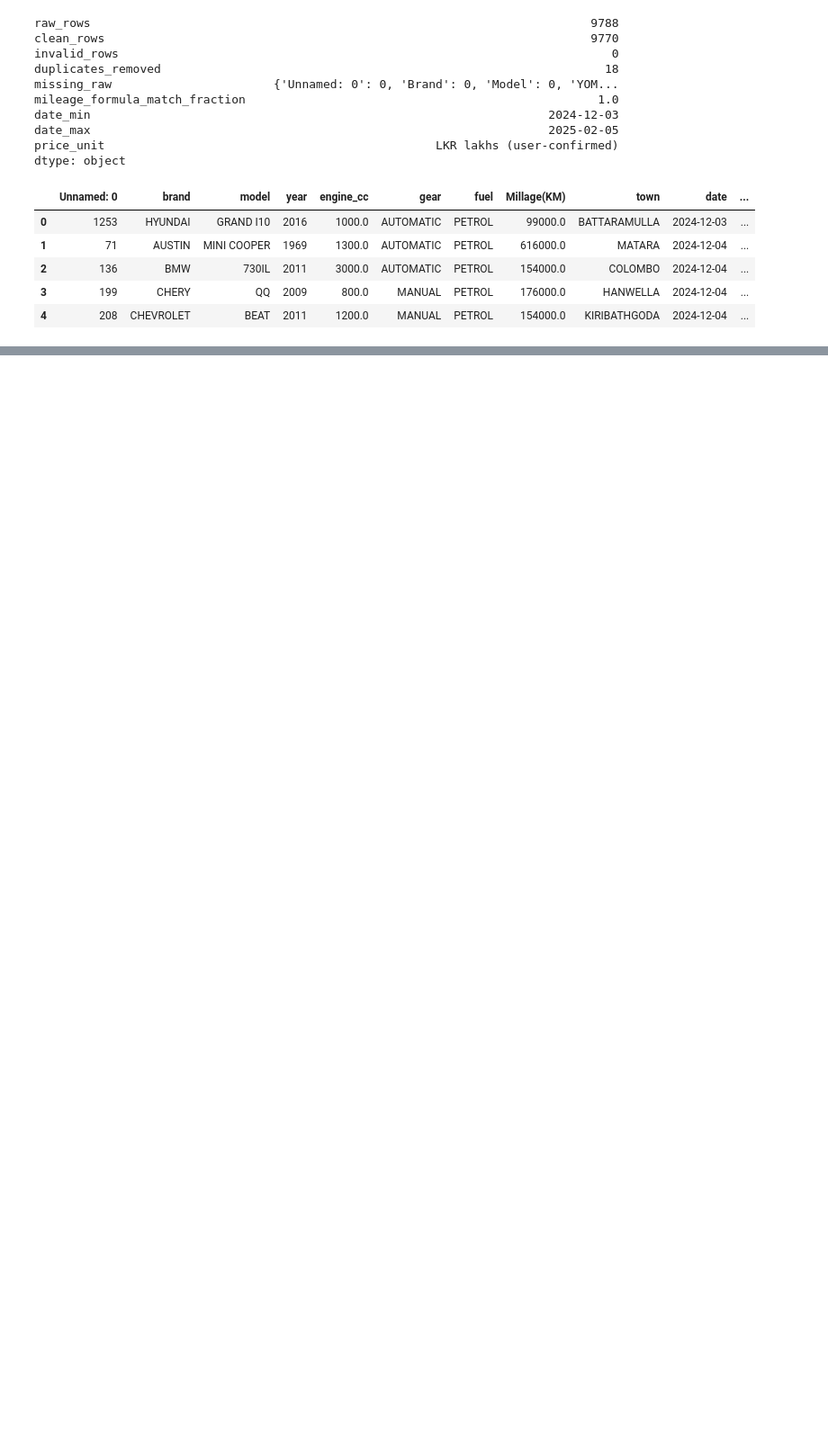
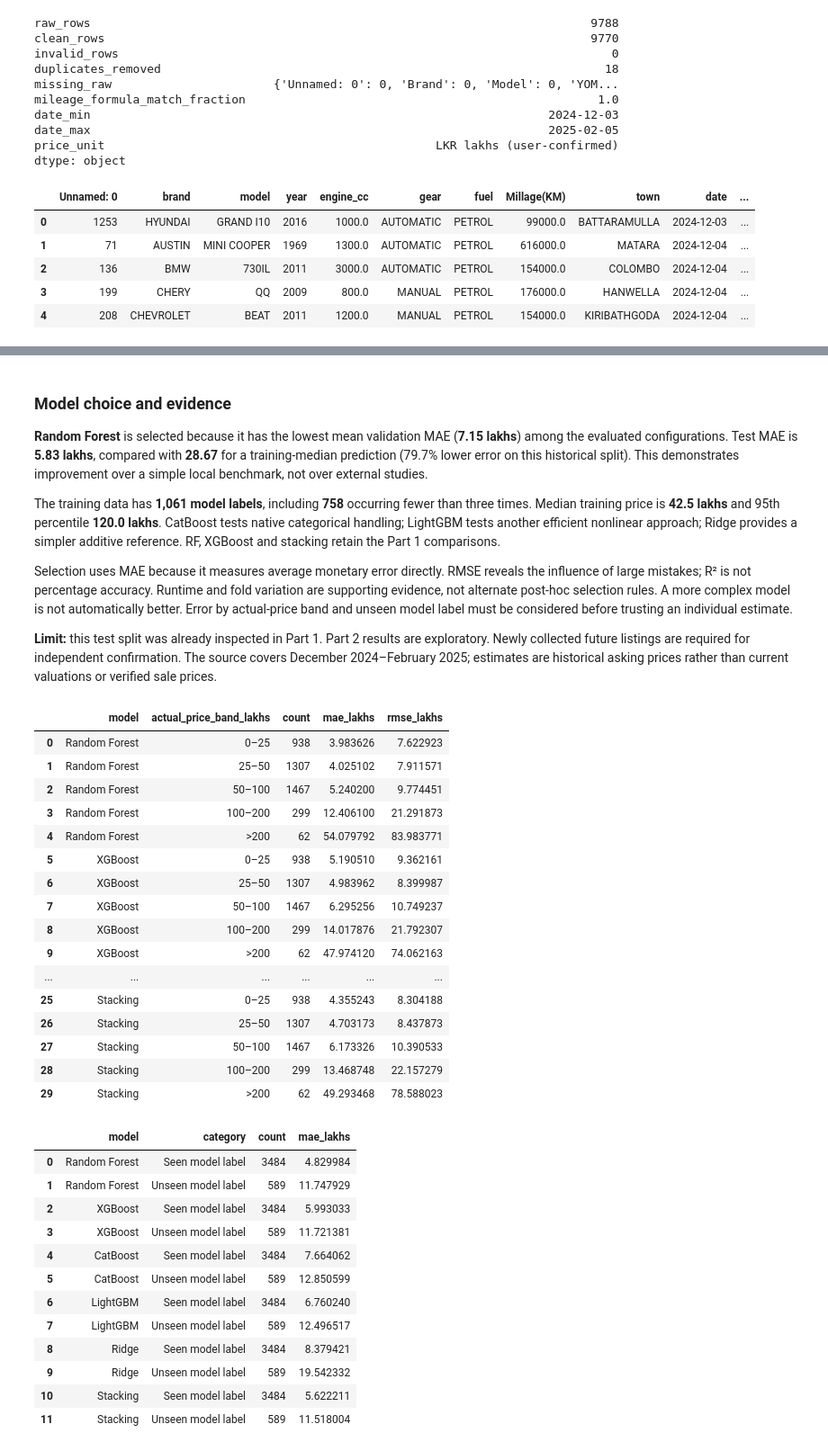
Before and after one commit to suwickramanayaka/sri-lanka-vehicle-price-prediction, a Jupyter notebook: notebooks/vehicle_price_analysis.ipynb, the cells around one changed output, grey strips where cells are left out. Shown at 90% size. Cells and saved outputs as stored; diff of their text form; code cells hidden in the pictures; blank space fills up the shorter version.

```diff
--- a/notebooks/vehicle_price_analysis.ipynb
+++ b/notebooks/vehicle_price_analysis.ipynb
@@ -121,0 +168,60 @@ The demo record and all its feature-signature matches were excluded from develop
+# %%
+display(Markdown((ROOT/'reports/part2_summary.md').read_text()))
+display(pd.read_csv(ROOT/'reports/errors_by_price_band.csv'))
+display(pd.read_csv(ROOT/'reports/errors_by_category_coverage.csv'))
+display(Markdown((ROOT/'docs/related_work.md').read_text()))
+# %% [output]
+### Model choice and evidence
+
+**Random Forest** is selected because it has the lowest mean validation MAE
+(**7.15 lakhs**) among the evaluated configurations. Test MAE is
+**5.83 lakhs**, compared with **28.67** for a
+training-median prediction (79.7% lower error on this historical split).
+This demonstrates improvement over a simple local benchmark, not over external studies.
+
+The training data has **1,061 model labels**, including **758** occurring fewer
+than three times. Median training price is **42.5 lakhs** and
+95th percentile **120.0 lakhs**. CatBoost tests native categorical
+handling; LightGBM tests another efficient nonlinear approach; Ridge provides a
+simpler additive reference. RF, XGBoost and stacking retain the Part 1 comparisons.
+
+Selection uses MAE because it measures average monetary error directly. RMSE
+reveals the influence of large mistakes; R² is not percentage accuracy. Runtime
+and fold variation are supporting evidence, not alternate post-hoc selection rules.
+A more complex model is not automatically better. Error by actual-price band and
+unseen model label must be considered before trusting an individual estimate.
+
+**Limit:** this test split was already inspected in Part 1. Part 2 results are
+exploratory. Newly collected future listings are required for independent confirmation.
+The source covers December 2024–February 2025; estimates are historical asking
+prices rather than current valuations or verified sale prices.
+|  | model | actual_price_band_lakhs | count | mae_lakhs | rmse_lakhs |
+| 0 | Random Forest | 0–25 | 938 | 3.983626 | 7.622923 |
+| 1 | Random Forest | 25–50 | 1307 | 4.025102 | 7.911571 |
+| 2 | Random Forest | 50–100 | 1467 | 5.240200 | 9.774451 |
+| 3 | Random Forest | 100–200 | 299 | 12.406100 | 21.291873 |
+| 4 | Random Forest | >200 | 62 | 54.079792 | 83.983771 |
+| 5 | XGBoost | 0–25 | 938 | 5.190510 | 9.362161 |
+| 6 | XGBoost | 25–50 | 1307 | 4.983962 | 8.399987 |
+| 7 | XGBoost | 50–100 | 1467 | 6.295256 | 10.749237 |
+| 8 | XGBoost | 100–200 | 299 | 14.017876 | 21.792307 |
+| 9 | XGBoost | >200 | 62 | 47.974120 | 74.062163 |
+| ... | ... | ... | ... | ... | ... |
+| 25 | Stacking | 0–25 | 938 | 4.355243 | 8.304188 |
+| 26 | Stacking | 25–50 | 1307 | 4.703173 | 8.437873 |
+| 27 | Stacking | 50–100 | 1467 | 6.173326 | 10.390533 |
+| 28 | Stacking | 100–200 | 299 | 13.468748 | 22.157279 |
+| 29 | Stacking | >200 | 62 | 49.293468 | 78.588023 |
+|  | model | category | count | mae_lakhs |
+| 0 | Random Forest | Seen model label | 3484 | 4.829984 |
+| 1 | Random Forest | Unseen model label | 589 | 11.747929 |
+| 2 | XGBoost | Seen model label | 3484 | 5.993033 |
+| 3 | XGBoost | Unseen model label | 589 | 11.721381 |
+| 4 | CatBoost | Seen model label | 3484 | 7.664062 |
+| 5 | CatBoost | Unseen model label | 589 | 12.850599 |
+| 6 | LightGBM | Seen model label | 3484 | 6.760240 |
+| 7 | LightGBM | Unseen model label | 589 | 12.496517 |
+| 8 | Ridge | Seen model label | 3484 | 8.379421 |
+| 9 | Ridge | Unseen model label | 589 | 19.542332 |
+| 10 | Stacking | Seen model label | 3484 | 5.622211 |
+| 11 | Stacking | Unseen model label | 589 | 11.518004 |
```
Also changed, not shown: parts of 21 cells of this notebook, 51 other files.
